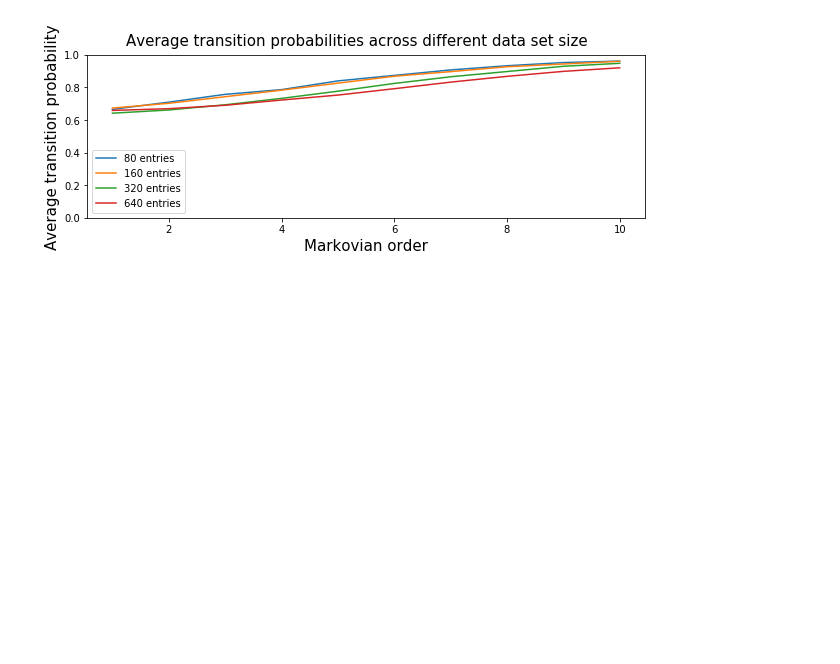
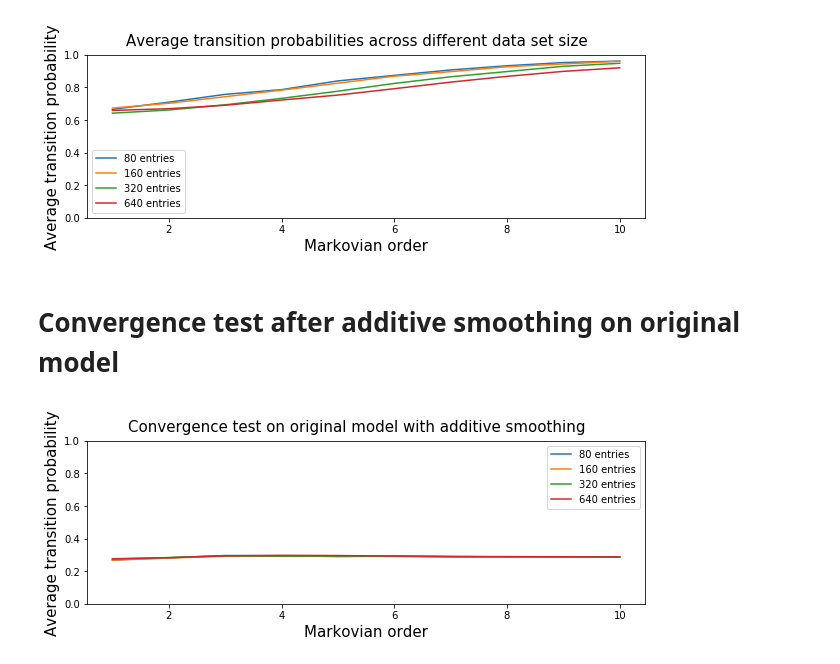
Before and after one commit to sjonany/replication_recanatesi_2015, a Jupyter notebook: markov_test.ipynb, the cells around one changed output. Saved outputs shown, nothing was run; the diff lists cells and outputs as text; code cells hidden in the pictures; blank space fills up the shorter version.

Commit message:
Added additive-smoothing. Showed we can have really different convergence plots.

```diff
--- a/markov_test.ipynb
+++ b/markov_test.ipynb
@@ -74,7 +74,7 @@ import sequence_processor as seq_proc
 import matplotlib.pyplot as plt
 FONTSIZE = 15
 
-def get_avg_prob_plot_data(seq_file):
+def get_avg_prob_plot_data(seq_file, pseudocount = 0):
   max_n = 10
   seqs = seq_proc.read_sequence_file(seq_file)
   avg_probs = []
@@ -82,18 +82,18 @@ def get_avg_prob_plot_data(seq_file):
   start_i = max_n
   for n_i in range(len(ns)):
     n = ns[n_i]
-    markov_table = seq_proc.compute_n_order_markov(n, seqs)
+    markov_table = seq_proc.compute_n_order_markov(n, seqs, pseudocount)
     avg_prob = seq_proc.compute_average_markov_probs_all_seqs(n, markov_table, start_i, seqs)
     avg_probs.append(avg_prob)
   return ns, avg_probs
 
-def plot_probs_one_seq(seq_file):
-  plot_probs({"Sequence": seq_file})
+def plot_probs_one_seq(seq_file, pseudocount = 0):
+  plot_probs({"Sequence": seq_file}, pseudocount)
 
-def plot_probs(seq_name_to_file):
+def plot_probs(seq_name_to_file, pseudocount = 0):
   fig, ax = plt.subplots(figsize=(10, 3))
   for seq_name, seq_file in seq_name_to_file.items():
-    ns, avg_lls = get_avg_prob_plot_data(seq_file)
+    ns, avg_lls = get_avg_prob_plot_data(seq_file, pseudocount)
     ax.plot(ns, avg_lls, label=seq_name)
     ax.set_xlabel("Markovian order", fontsize=FONTSIZE)
     ax.set_ylabel("Average transition probability", fontsize=FONTSIZE)
@@ -153,3 +153,17 @@ fig.suptitle("Average transition probabilities across different data set size",
 _ = _
 # %% [output]
 [figure]
+# %% [markdown]
+# Convergence test after additive smoothing on original model
+# %%
+seq_name_to_file = {
+  "80 entries": "sequences/seq_default_quarter.txt",
+  "160 entries": "sequences/seq_default_half.txt",
+  "320 entries": "sequences/seq_default.txt",
+  "640 entries": "sequences/seq_default_combined.txt"
+}
+fig = plot_probs(seq_name_to_file, pseudocount = 0.2)
+fig.suptitle("Convergence test on original model with additive smoothing", fontsize=FONTSIZE)
+_ = _
+# %% [output]
+[figure, added]
```
Also changed, not shown: parts of 2 cells of this notebook, 1 other file.
